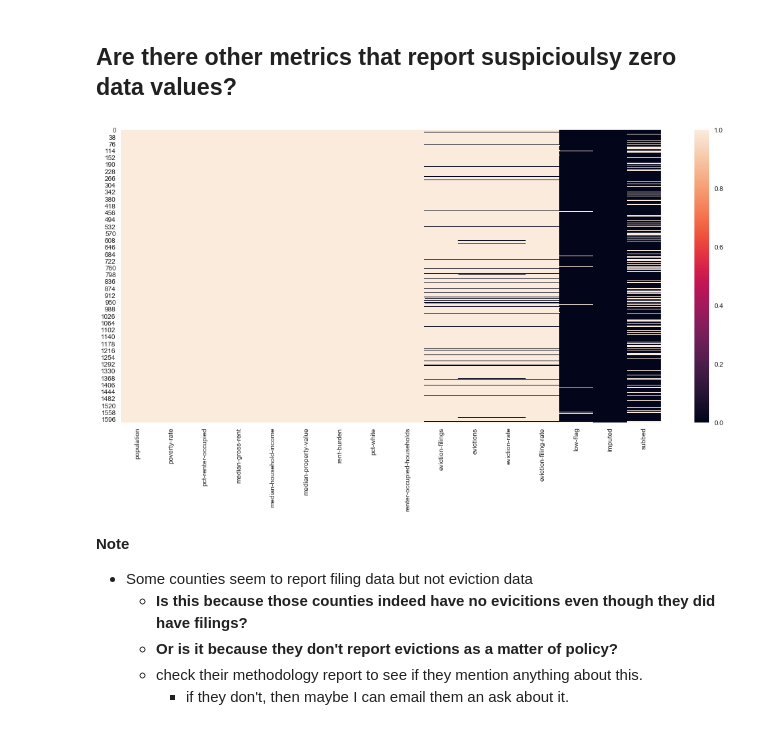
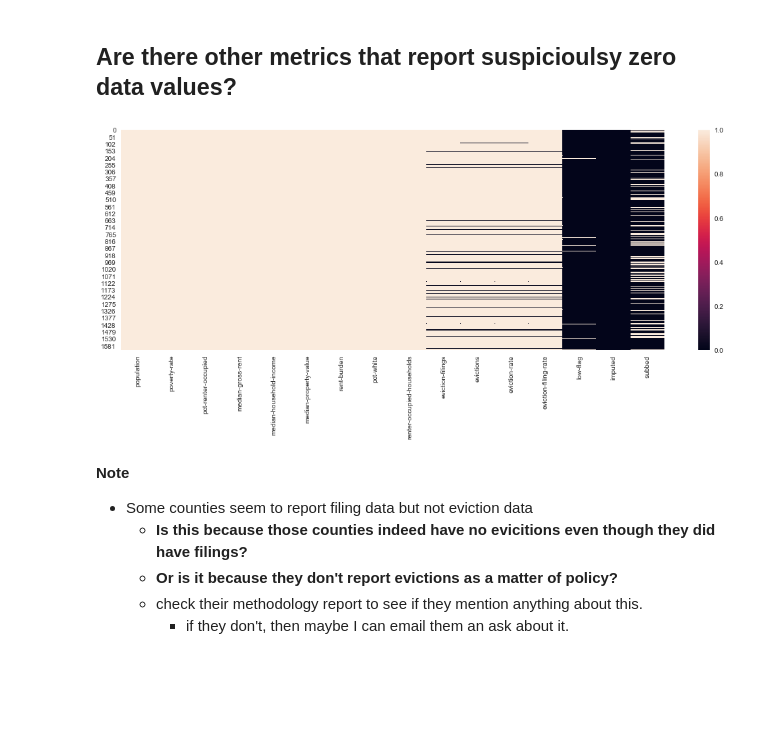
Before and after one commit to paulo-g-martinez/eviction-lab-tn-nss-capstone, a Jupyter notebook: enhancing-statistical-rigor.ipynb, the cells around one changed output. Saved outputs shown, nothing was run; the diff lists cells and outputs as text; code cells hidden in the pictures; blank space fills up the shorter version.

```diff
--- a/enhancing-statistical-rigor.ipynb
+++ b/enhancing-statistical-rigor.ipynb
@@ -97,11 +97,11 @@ select_vars = ['population',
        'eviction-filings', 'evictions', 'eviction-rate',
        'eviction-filing-rate', 'low-flag', 'imputed', 'subbed']
 # %%
-plt.figure(figsize=(18,8))
+plt.figure(figsize=(18,6))
 sns.heatmap(counties_evicts_df[select_vars] != 0)
 plt.show()
 # %% [output]
-[figure, old version]
+[figure, new version]
 # %% [markdown]
 **Note**
 - Some counties seem to report filing data but not eviction data
```
Also changed, not shown: parts of 9 cells of this notebook, 3 other files.
